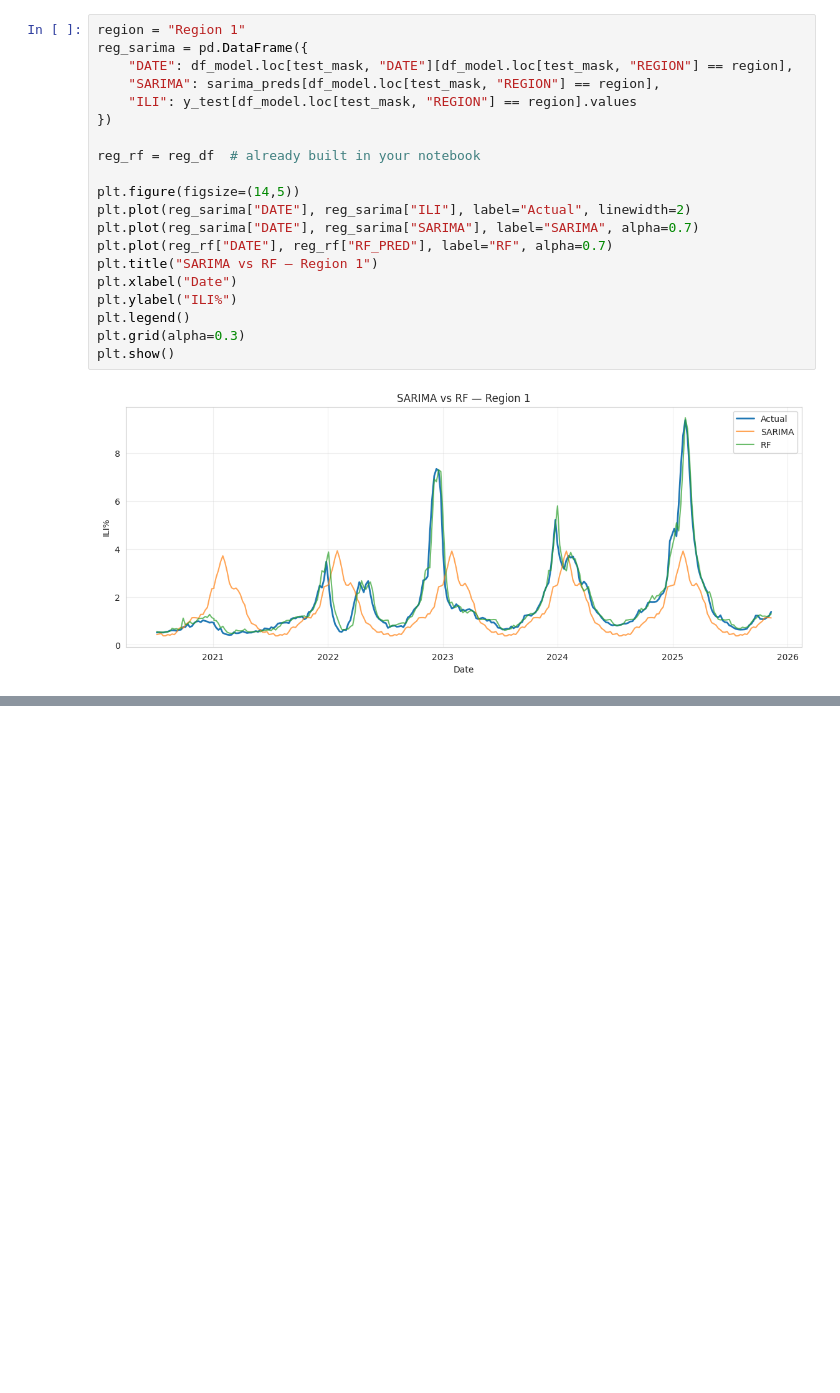
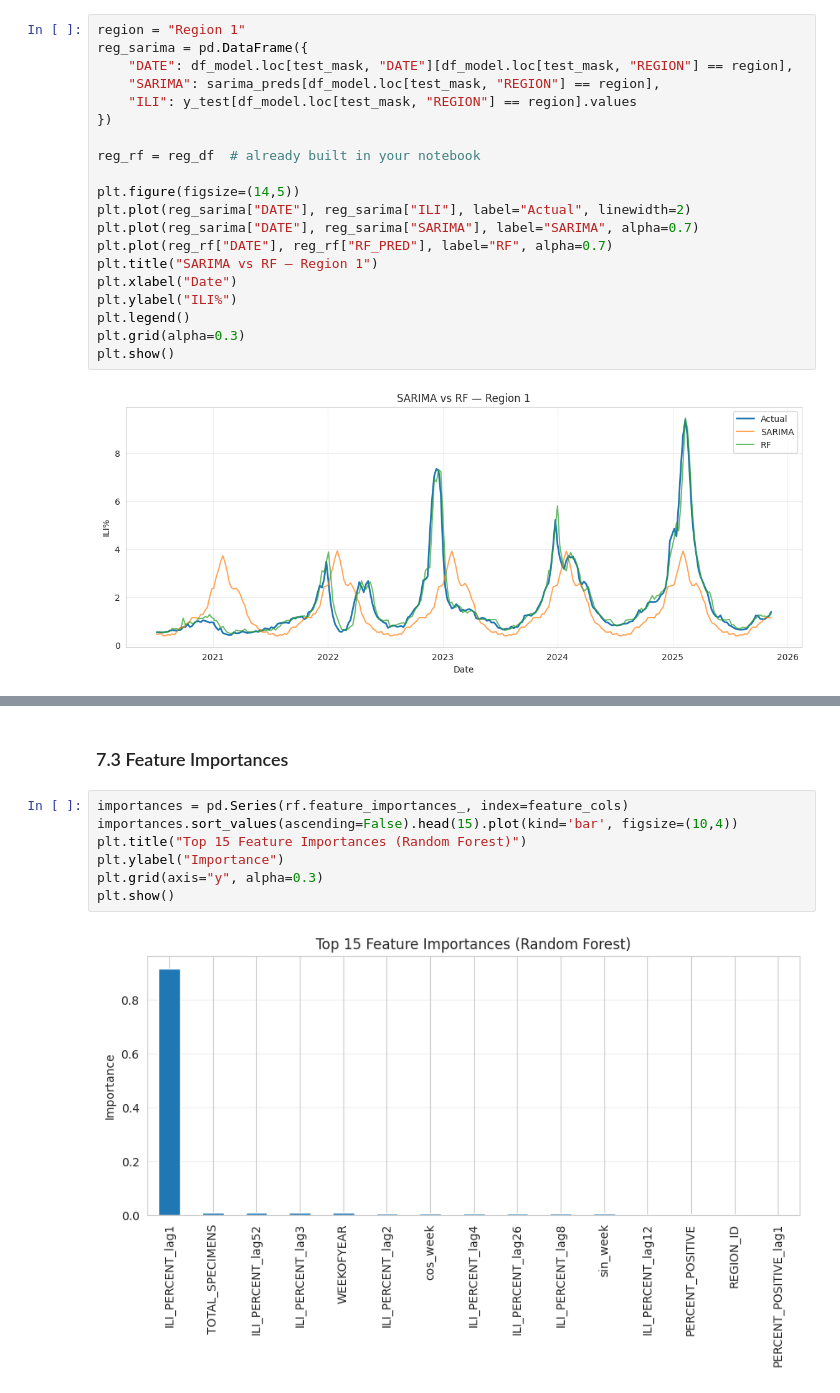
Before and after one commit to ElMehdiBayoud/flu-forecasting-us, a Jupyter notebook: notebook/flu_forecasting.ipynb, the cells around one changed output, grey strips where cells are left out. Drawn from its saved outputs; the diff is of its cells as text; blank space fills up the shorter version.

```diff
--- a/notebook/flu_forecasting.ipynb
+++ b/notebook/flu_forecasting.ipynb
@@ -460,0 +565,11 @@ plt.show()
+# %% [markdown]
+### 7.3 Feature Importances
+# %%
+importances = pd.Series(rf.feature_importances_, index=feature_cols)
+importances.sort_values(ascending=False).head(15).plot(kind='bar', figsize=(10,4))
+plt.title("Top 15 Feature Importances (Random Forest)")
+plt.ylabel("Importance")
+plt.grid(axis="y", alpha=0.3)
+plt.show()
+# %% [output]
+[figure, added]
```
Also changed, not shown: parts of 25 cells of this notebook.
